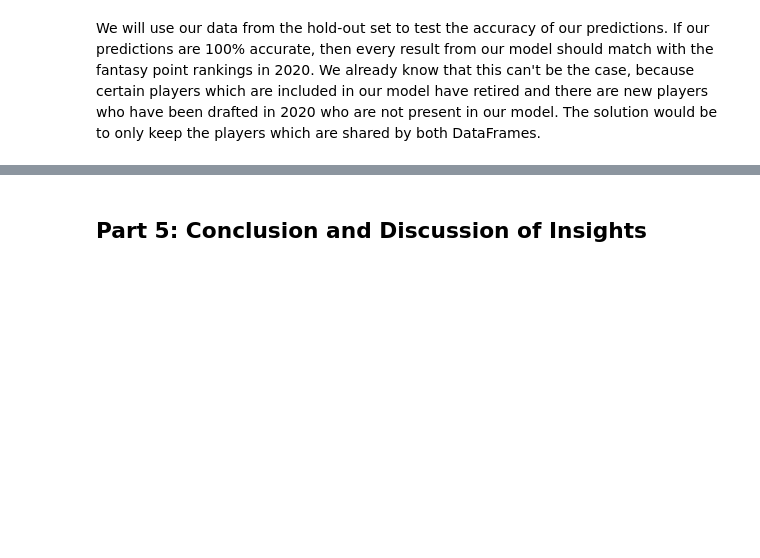
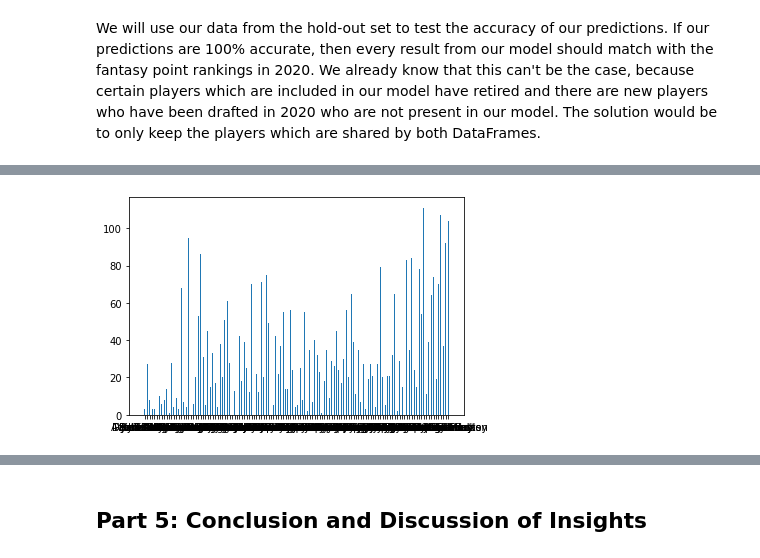
Before and after one commit to jwelsh8/jwelsh8.github.io, a Jupyter notebook: FFB_Tutorial.ipynb, the cells around one changed output, grey strips where cells are left out. Cells and saved outputs as stored; diff of their text form; code cells hidden in the pictures; blank space fills up the shorter version.

```diff
--- a/FFB_Tutorial.ipynb
+++ b/FFB_Tutorial.ipynb
@@ -630,0 +503,6 @@ validation_df = validation_df.assign(Resid = lambda x: (x['FantasyPoints'] - x['
+# %%
+fig, ax = plt.subplots()
+ax.bar(total_df['Player'],abs(total_df['2020Rank'] - total_df['ModelRank']),width=0.4)
+plt.show()
+# %% [output]
+[figure, added]
```
Also changed, not shown: parts of 43 cells of this notebook, 1 other file.
